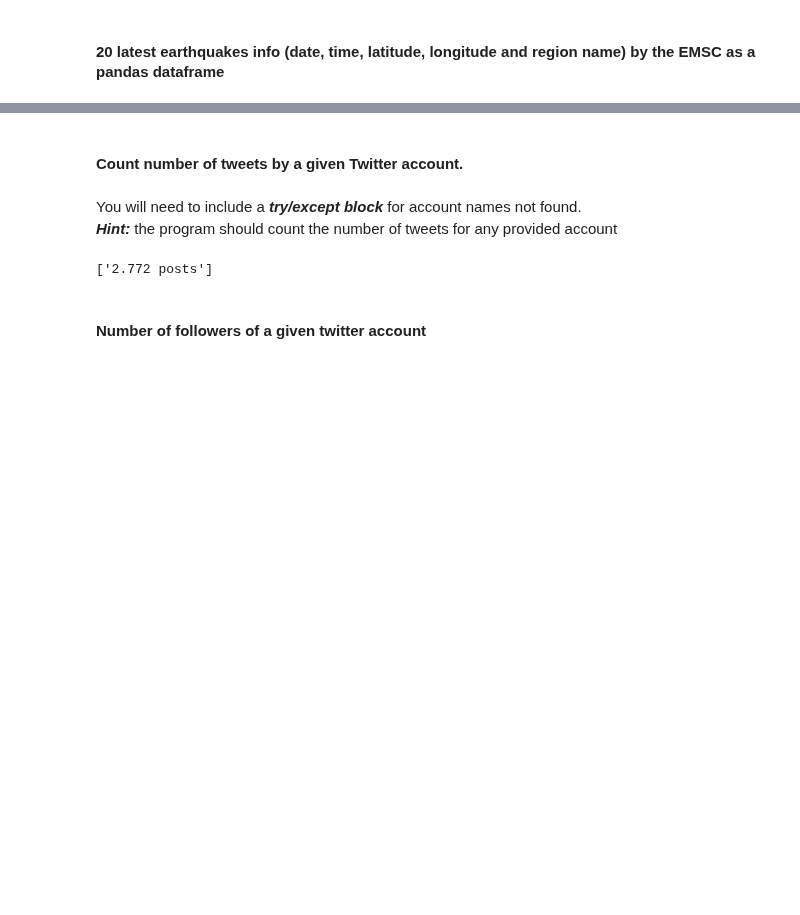
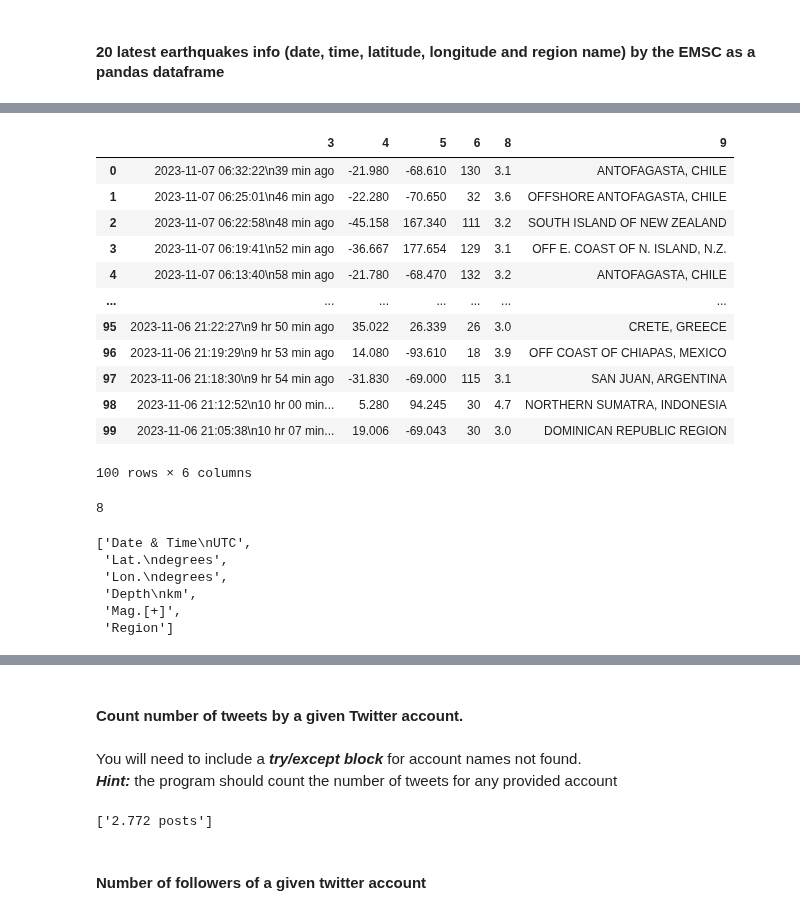
Before and after one commit to Ironhack-Data-Madrid-Octubre-2023/4.3-lab_web_scraping_selenium, a Jupyter notebook: your-code/main.ipynb, the cells around one changed output, grey strips where cells are left out. Saved outputs shown, nothing was run; the diff lists cells and outputs as text; code cells hidden in the pictures; blank space fills up the shorter version.

```diff
--- a/your-code/main.ipynb
+++ b/your-code/main.ipynb
@@ -362,0 +309,4 @@ columnas_list_clean
+# %%
+tabla = driver.find_element(By.XPATH, '/html/body/div[3]/div[6]/table')
+
+tabla
@@ -362,0 +315,5 @@ columnas_list_clean
+# %%
+cuerpo = tabla.find_element(By.TAG_NAME, 'tbody')
+
+
+filas = cuerpo.find_elements(By.TAG_NAME, 'tr')
@@ -362,0 +360,38 @@ columnas_list_clean
+# %%
+columnas = [i for i in range(10)]
+
+
+df = pd.DataFrame(earthquake, columns=columnas)
+
+df = df[[3, 4, 5, 6, 8, 9]]
+
+df
+# %% [output]
+|  | 3 | 4 | 5 | 6 | 8 | 9 |
+| 0 | 2023-11-07 06:32:22\n39 min ago | -21.980 | -68.610 | 130 | 3.1 | ANTOFAGASTA, CHILE |
+| 1 | 2023-11-07 06:25:01\n46 min ago | -22.280 | -70.650 | 32 | 3.6 | OFFSHORE ANTOFAGASTA, CHILE |
+| 2 | 2023-11-07 06:22:58\n48 min ago | -45.158 | 167.340 | 111 | 3.2 | SOUTH ISLAND OF NEW ZEALAND |
+| 3 | 2023-11-07 06:19:41\n52 min ago | -36.667 | 177.654 | 129 | 3.1 | OFF E. COAST OF N. ISLAND, N.Z. |
+| 4 | 2023-11-07 06:13:40\n58 min ago | -21.780 | -68.470 | 132 | 3.2 | ANTOFAGASTA, CHILE |
+| ... | ... | ... | ... | ... | ... | ... |
+| 95 | 2023-11-06 21:22:27\n9 hr 50 min ago | 35.022 | 26.339 | 26 | 3.0 | CRETE, GREECE |
+| 96 | 2023-11-06 21:19:29\n9 hr 53 min ago | 14.080 | -93.610 | 18 | 3.9 | OFF COAST OF CHIAPAS, MEXICO |
+| 97 | 2023-11-06 21:18:30\n9 hr 54 min ago | -31.830 | -69.000 | 115 | 3.1 | SAN JUAN, ARGENTINA |
+| 98 | 2023-11-06 21:12:52\n10 hr 00 min... | 5.280 | 94.245 | 30 | 4.7 | NORTHERN SUMATRA, INDONESIA |
+| 99 | 2023-11-06 21:05:38\n10 hr 07 min... | 19.006 | -69.043 | 30 | 3.0 | DOMINICAN REPUBLIC REGION |
+100 rows × 6 columns
+# %%
+n_cols = [e.text for e in cabecera.find_elements(By.TAG_NAME, 'th')]
+
+len(n_cols)
+# %% [output]
+8
+# %%
+n_cols[2:]
+# %% [output]
+['Date & Time\nUTC',
+ 'Lat.\ndegrees',
+ 'Lon.\ndegrees',
+ 'Depth\nkm',
+ 'Mag.[+]',
+ 'Region']
```
Also changed, not shown: parts of 26 cells of this notebook.
